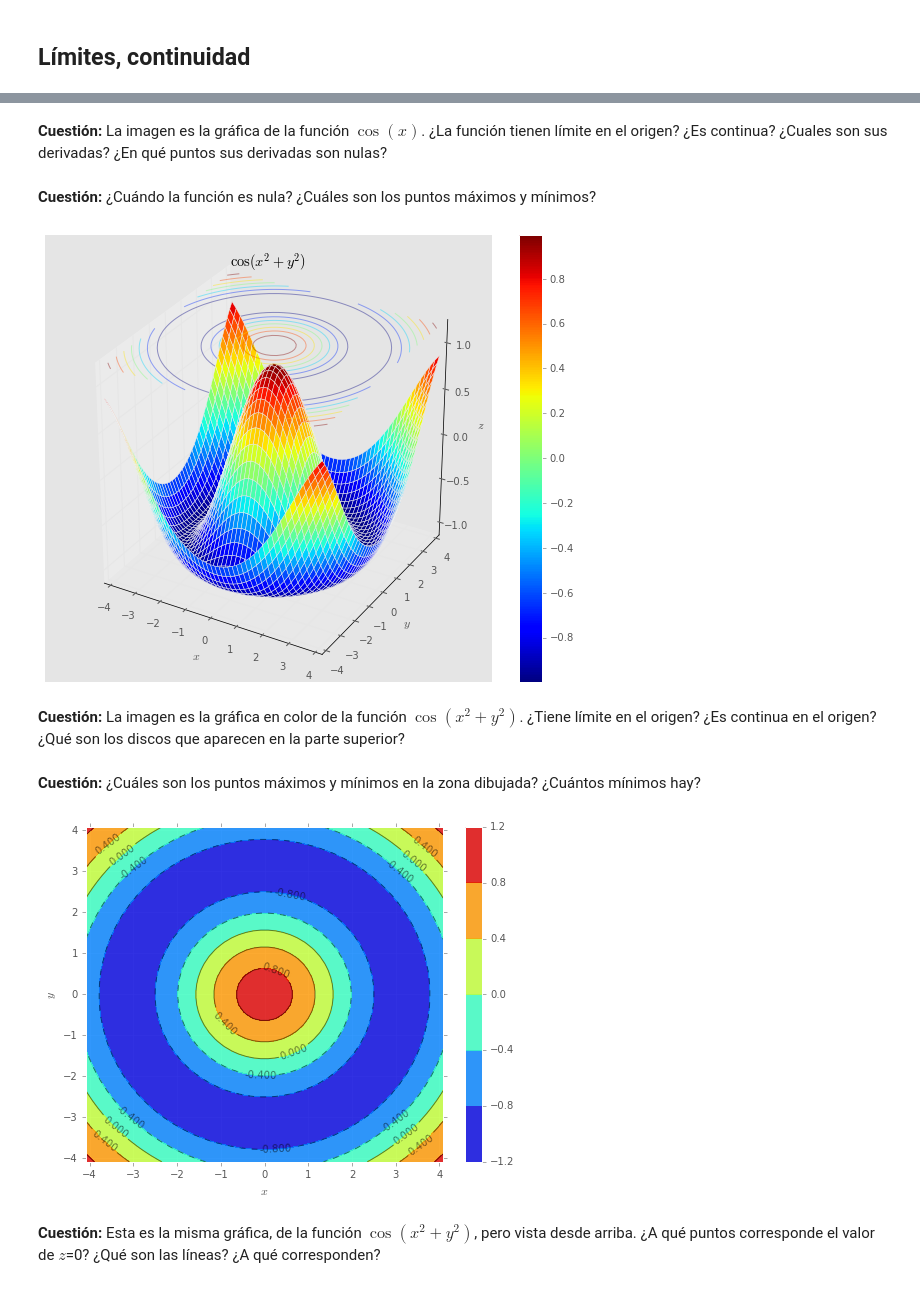
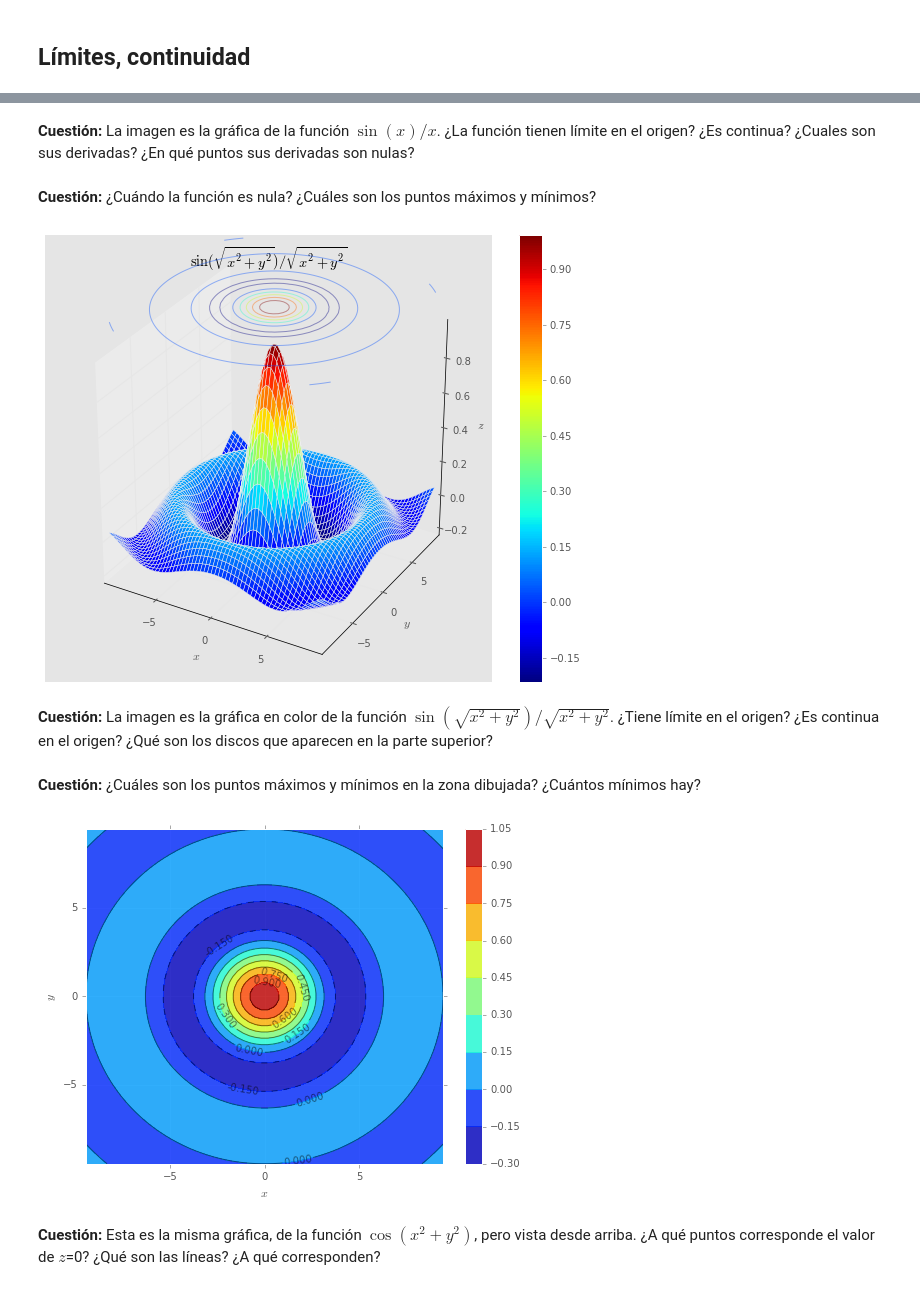
Before and after one commit to XoelSixto/uscmathcourse, a Jupyter notebook: derivadas_cuestiones.ipynb, the cells around one changed output, grey strips where cells are left out. Drawn from its saved outputs; the diff is of its cells as text; code cells hidden in the pictures.

```diff
--- a/derivadas_cuestiones.ipynb
+++ b/derivadas_cuestiones.ipynb
@@ -98,5 +100,5 @@ ax.set_title('$\cos(x)$');
 # %% [markdown]
-**Cuestión:** La imagen es la gráfica de la función $\cos(x)$. ¿La función tienen límite en el origen? ¿Es continua? ¿Cuales son sus derivadas? ¿En qué puntos sus derivadas son nulas?
+**Cuestión:** La imagen es la gráfica de la función $\sin(x)/x$. ¿La función tienen límite en el origen? ¿Es continua? ¿Cuales son sus derivadas? ¿En qué puntos sus derivadas son nulas?
 # %% [markdown]
 **Cuestión:** ¿Cuándo la función es nula? ¿Cuáles son los puntos máximos y mínimos?
 # %%
@@ -106,11 +108,11 @@ fig = plt.figure(figsize=(10, 8))
 ax = fig.add_subplot(1, 1, 1, projection='3d')
 
 # ax is a Axes3D object
-xs = np.linspace(-1.3*np.pi, 1.3*np.pi, 50)
-ys = np.linspace(-1.3*np.pi, 1.3*np.pi, 50)
+xs = np.linspace(-3.*np.pi, 3.*np.pi, 60)
+ys = np.linspace(-3.*np.pi, 3.*np.pi, 60)
 xms, yms = np.meshgrid(xs, ys)
-zms = np.sqrt(xms ** 2 + yms ** 2)
-zms = np.cos(zms)
+rms = np.sqrt(xms ** 2 + yms ** 2)
+zms = np.sin(rms)/rms
 
 # cmap = plt.cm.hot
 # other colormaps: plt.cm.jet, plt.cm.warmhot, plt.cm.Blues, plt.cm.plasma
@@ -123,28 +125,28 @@ sf = ax.plot_surface(xms, yms, zms, rstride=1, cstride=1, alpha=1., cmap=cmap)
 ax.set_xlabel('$x$')
 ax.set_ylabel('$y$')
 ax.set_zlabel('$z$')
-ax.set_zlim(-1.1, 1.2);
-ax.set_title('$\cos(x^2 + y^2)$')
+# ax.set_zlim(-1.1, 1.2);
+ax.set_title('$\sin(\sqrt{x^2 + y^2})/\sqrt{x^2+y^2}$')
 fig.colorbar(sf, ax=ax);
 # %% [output]
-[figure, old version]
+[figure, new version]
 # %% [markdown]
-**Cuestión:** La imagen es la gráfica en color de la función $\cos(x^2+y^2)$. ¿Tiene límite en el origen? ¿Es continua en el origen? ¿Qué son los discos que aparecen en la parte superior?
+**Cuestión:** La imagen es la gráfica en color de la función $\sin(\sqrt{x^2+y^2})/\sqrt{x^2+y^2}$. ¿Tiene límite en el origen? ¿Es continua en el origen? ¿Qué son los discos que aparecen en la parte superior?
 # %% [markdown]
 **Cuestión:** ¿Cuáles son los puntos máximos y mínimos en la zona dibujada? ¿Cuántos mínimos hay?
 # %%
 fig, ax = plt.subplots(figsize=(8, 6))
 
 # color fill contour
-c0 = ax.contourf(xms, yms, zms, 5, alpha=0.8, cmp=plt.cm.jet)
+c0 = ax.contourf(xms, yms, zms, 10, alpha=0.8, cmp=plt.cm.jet)
 # lines contour
-c1 = ax.contour(xms, yms, zms, 5, colors='black', alpha=0.5, linewidth=.25);
+c1 = ax.contour(xms, yms, zms, 10, colors='black', alpha=0.5, linewidth=.25);
 c1.clabel(fontsize=10, inline=1)
 ax.set_xlabel(r'$x$')
 ax.set_ylabel(r'$y$')
 fig.colorbar(c0, ax=ax);
 # %% [output]
-[figure, old version]
+[figure, new version]
 # %% [markdown]
 **Cuestión:** Esta es la misma gráfica, de la función $\cos(x^2+y^2)$, pero vista desde arriba. ¿A qué puntos corresponde el valor de $z$=0? ¿Qué son las líneas? ¿A qué corresponden?
 # %% [markdown]
```
Also changed, not shown: parts of 7 cells of this notebook, 1 other file.
